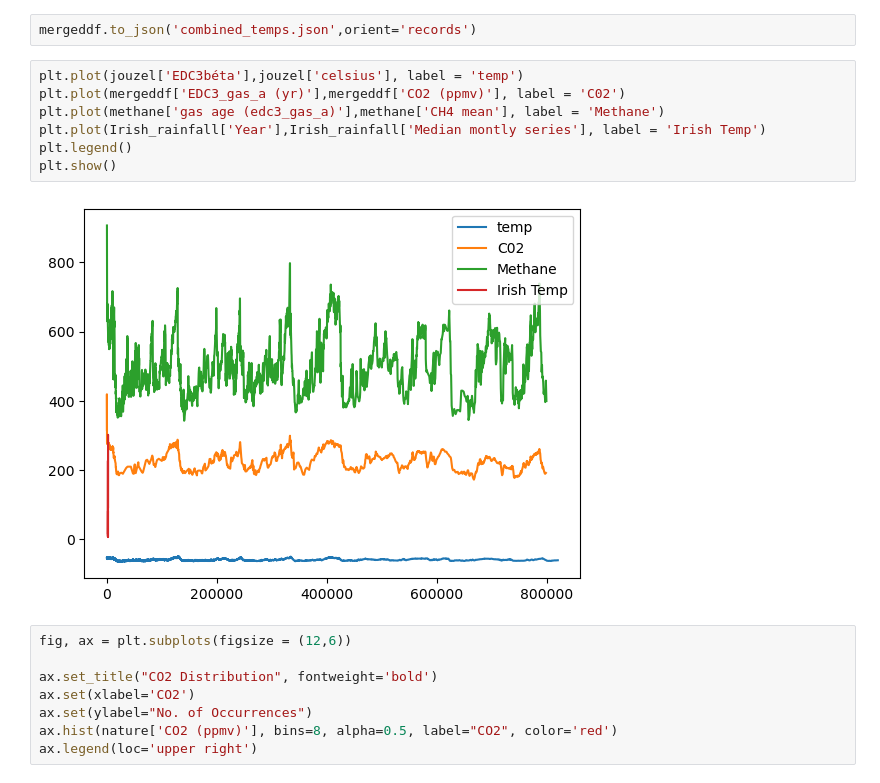
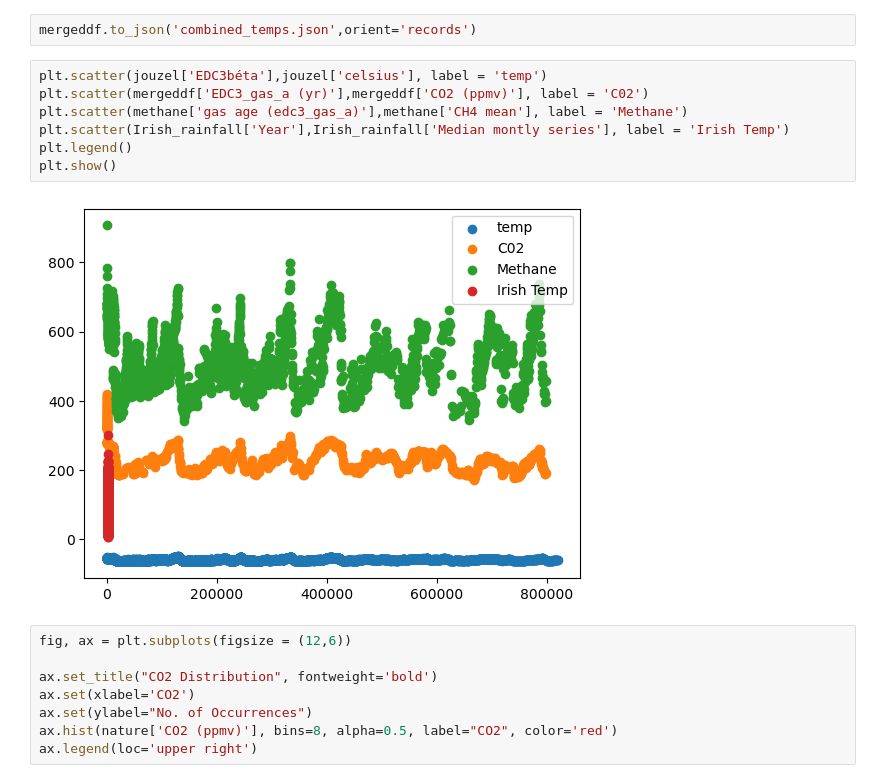
Before and after one commit to keithmmc/pda2, a Jupyter notebook: project2.ipynb, the cells around one changed output. Drawn from its saved outputs; the diff is of its cells as text.

```diff
--- a/project2.ipynb
+++ b/project2.ipynb
@@ -487,14 +486,14 @@ merged2.to_csv('combined_temp.csv', encoding='utf-8', index=False)
 # %%
 mergeddf.to_json('combined_temps.json',orient='records')
 # %%
-plt.plot(jouzel['EDC3béta'],jouzel['celsius'], label = 'temp')
-plt.plot(mergeddf['EDC3_gas_a (yr)'],mergeddf['CO2 (ppmv)'], label = 'C02')
-plt.plot(methane['gas age (edc3_gas_a)'],methane['CH4 mean'], label = 'Methane')
-plt.plot(Irish_rainfall['Year'],Irish_rainfall['Median montly series'], label = 'Irish Temp')
+plt.scatter(jouzel['EDC3béta'],jouzel['celsius'], label = 'temp')
+plt.scatter(mergeddf['EDC3_gas_a (yr)'],mergeddf['CO2 (ppmv)'], label = 'C02')
+plt.scatter(methane['gas age (edc3_gas_a)'],methane['CH4 mean'], label = 'Methane')
+plt.scatter(Irish_rainfall['Year'],Irish_rainfall['Median montly series'], label = 'Irish Temp')
 plt.legend()
 plt.show()
 # %% [output]
-[figure, old version]
+[figure, new version]
 # %%
 fig, ax = plt.subplots(figsize = (12,6))
 
```
Also changed, not shown: parts of 5 cells of this notebook.
